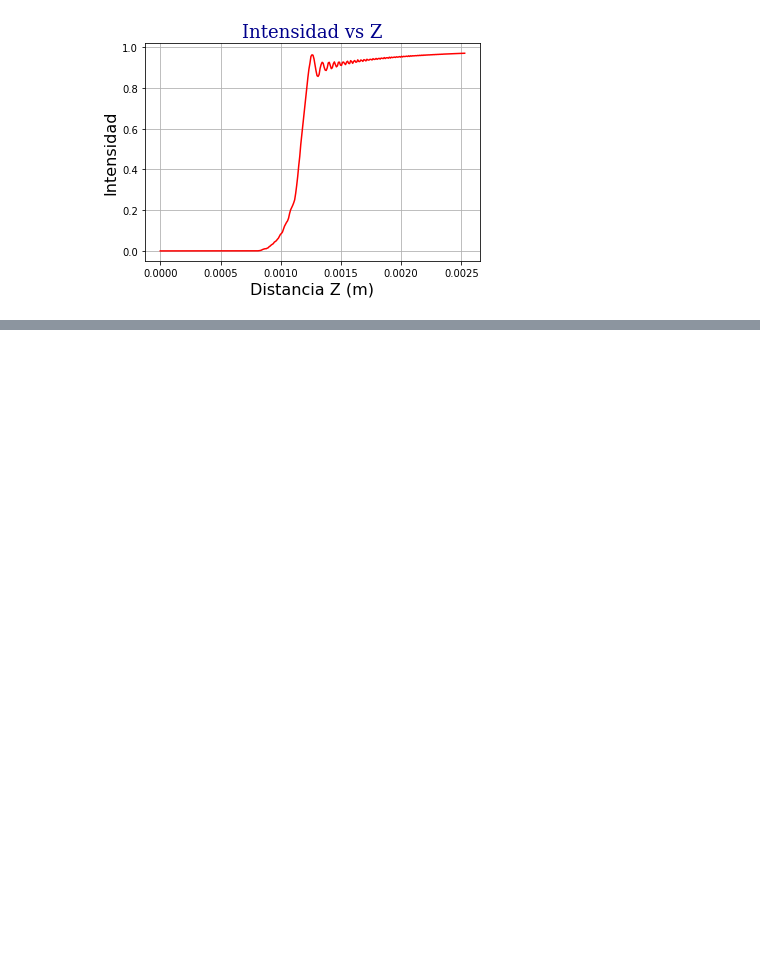
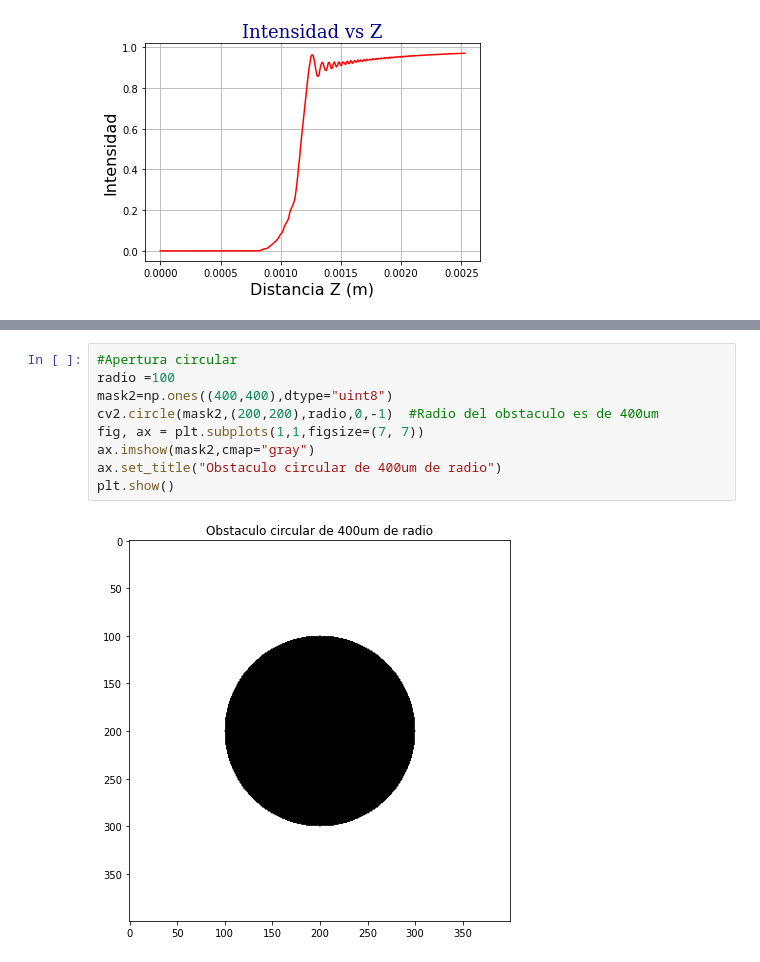
Before and after one commit to JuanDaAC/OpticalInstruments, a Jupyter notebook: Entrega 2/Pruebas/Arago.ipynb, the cells around one changed output, grey strips where cells are left out. Saved outputs shown, nothing was run; the diff lists cells and outputs as text; blank space fills up the shorter version.

```diff
--- a/Entrega 2/Pruebas/Arago.ipynb
+++ b/Entrega 2/Pruebas/Arago.ipynb
@@ -167,0 +175,11 @@ plt.show()
+# %%
+#Apertura circular
+radio =100
+mask2=np.ones((400,400),dtype="uint8")
+cv2.circle(mask2,(200,200),radio,0,-1)  #Radio del obstaculo es de 400um
+fig, ax = plt.subplots(1,1,figsize=(7, 7))
+ax.imshow(mask2,cmap="gray")
+ax.set_title("Obstaculo circular de 400um de radio")
+plt.show()
+# %% [output]
+[figure, added]
```
Also changed, not shown: parts of 4 cells of this notebook, 1 other file.
